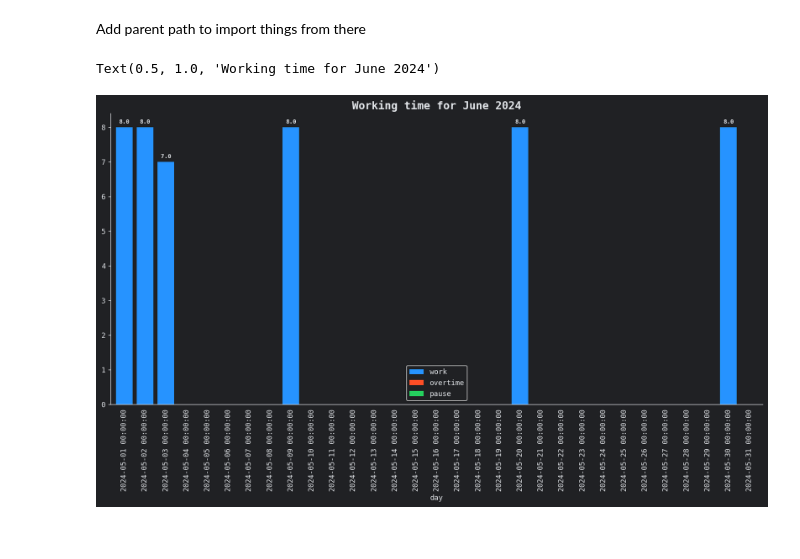
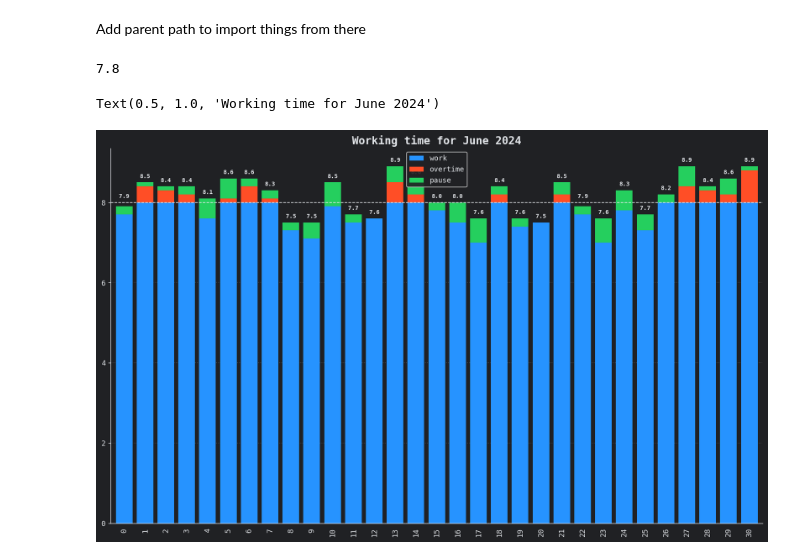
Before and after one commit to AndreWohnsland/TimeTracker, a Jupyter notebook: scripts/plotting.ipynb, the cells around one changed output. Cells and saved outputs as stored; diff of their text form; code cells hidden in the pictures.

```diff
--- a/scripts/plotting.ipynb
+++ b/scripts/plotting.ipynb
@@ -13,8 +14,19 @@ from src import utils
 import matplotlib.pyplot as plt
 import pandas as pd
 import datetime
-
-_, df2 = store.generate_month_data(datetime.date.today() - datetime.timedelta(days=10))
+# %%
+# generate a test dataframe for a given full month, having values for each weekday, ranging between 7.0 and 9.0 with one decimal
+# df should have columns: day(index), work_time, pause, work
+def gen_df_test():
+    df2 = pd.DataFrame(
+        {
+            "day": pd.date_range(start='2021-01-01', periods=31).date,
+            "work_time": [round(random.uniform(7.5, 9), 1) for _ in range(31)],
+            "pause": [round(random.uniform(0, 0.6), 1) for _ in range(31)],
+        }
+    )
+    df2["work"] = df2["work_time"] - df2["pause"]
+    return df2
 # %%
 text_color = utils.get_font_color()
 background_color = utils.get_background_color()
@@ -36,6 +48,10 @@ def set_plot_parameters():
     plt.rcParams["font.family"] = "DejaVu Sans Mono"
 
 set_plot_parameters()
+# %%
+0.975 * needed_hours
+# %% [output]
+7.8
 # %%
 def adjust_df_for_plot(df: pd.DataFrame, needed_hours: float) -> pd.DataFrame:
     """Adjust the dataframe for plotting."""
@@ -45,35 +61,47 @@ def adjust_df_for_plot(df: pd.DataFrame, needed_hours: float) -> pd.DataFrame:
     df["overtime"] = df["work"] - needed_hours
     df["overtime"] = df["overtime"].clip(lower=0)
     df["work"] = df["work"].clip(upper=needed_hours, lower=0)
     return df[["work", "overtime", "pause"]]
 
 
 is_month = True
+use_pause = True
 
 # clears the old values and then adds a subplot to insert all the data
 fig = plt.figure(figsize=(13, 8), dpi=128, tight_layout=True)
 ax = fig.add_subplot(111)
 
 needed_hours = 8
+df2 = gen_df_test()
 plot_df = adjust_df_for_plot(df2, needed_hours)
 plot_df.plot.bar(stacked=True, ax=ax, width=0.8, color=["#2693ff", "#ff4e26", "#25cf5e"], zorder=2)
 
 # Add numbers above the bars
-for i, (index, row) in enumerate(plot_df.iterrows()):
-    total_time = row["work"] + row["overtime"]
-    if total_time <= 0:
+for i, (_, row) in enumerate(plot_df.iterrows()):
+    total_time = sum(row)
+    if total_time <= 0.0:
         continue
-    ax.annotate(f"{total_time:.1f}", (i, total_time + 0.01*8), ha="center", va="bottom", fontsize=8, weight='bold')
+    # put small offset for the numbers to not overlap with the bar
+    # last 2.5% will collide with the line, in this case just put it above the line already
+    line_collide = 0.97 * needed_hours <= total_time <= needed_hours
+    position = (i, total_time + 0.01 * needed_hours)
+    if line_collide:
+        position = (i, 1.01 * needed_hours)
+    ax.annotate(f"{total_time:.1f}", position, ha="center", va="bottom", fontsize=8, weight="bold")
 
 ax.legend(fancybox=True, framealpha=0.9)
 # hide the x ticks
 ax.tick_params(axis="x", which="both", bottom=False, top=False)
+
+ax.axhline(needed_hours, color=text_color, ls="--", lw=1, zorder=3)
+ax.yaxis.grid(True, lw=1, ls=":", color=text_color, alpha=0.2, zorder=1)
+ax.xaxis.get_label().set_visible(False)
 
 if is_month:
     title = f"Working time for {store.current_date.strftime('%B %Y')}"
 else:
     title = f"Working time for {store.current_date.year}"
 ax.set_title(title, weight="bold", fontsize=15)
 # %% [output]
 Text(0.5, 1.0, 'Working time for June 2024')
-[figure, old version]
+[figure, new version]
```
Also changed, not shown: parts of 1 cell of this notebook.
